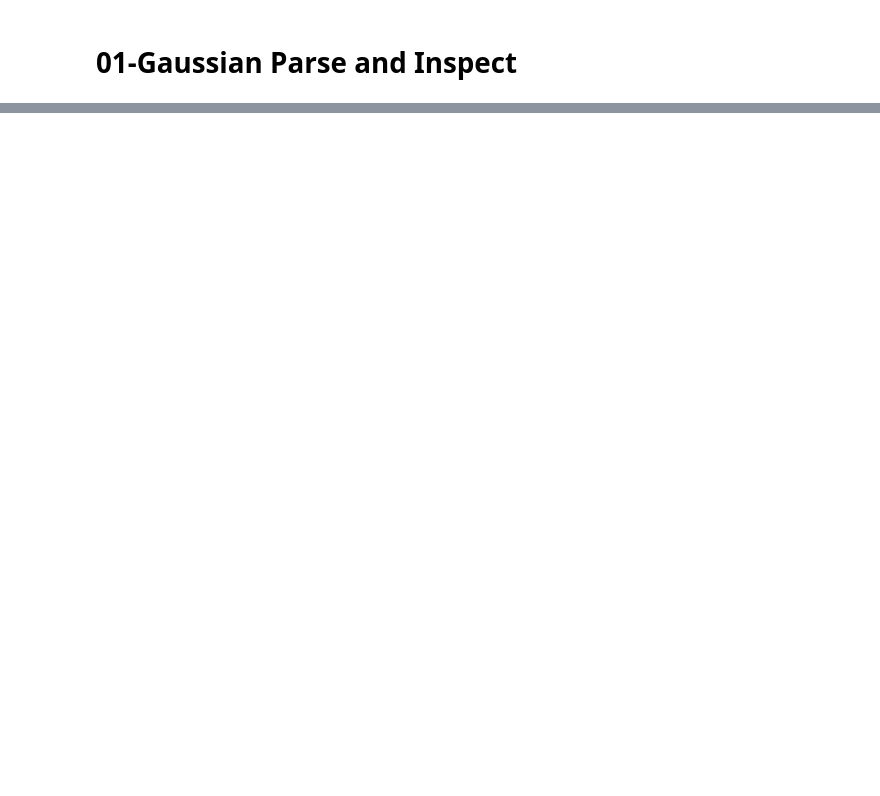
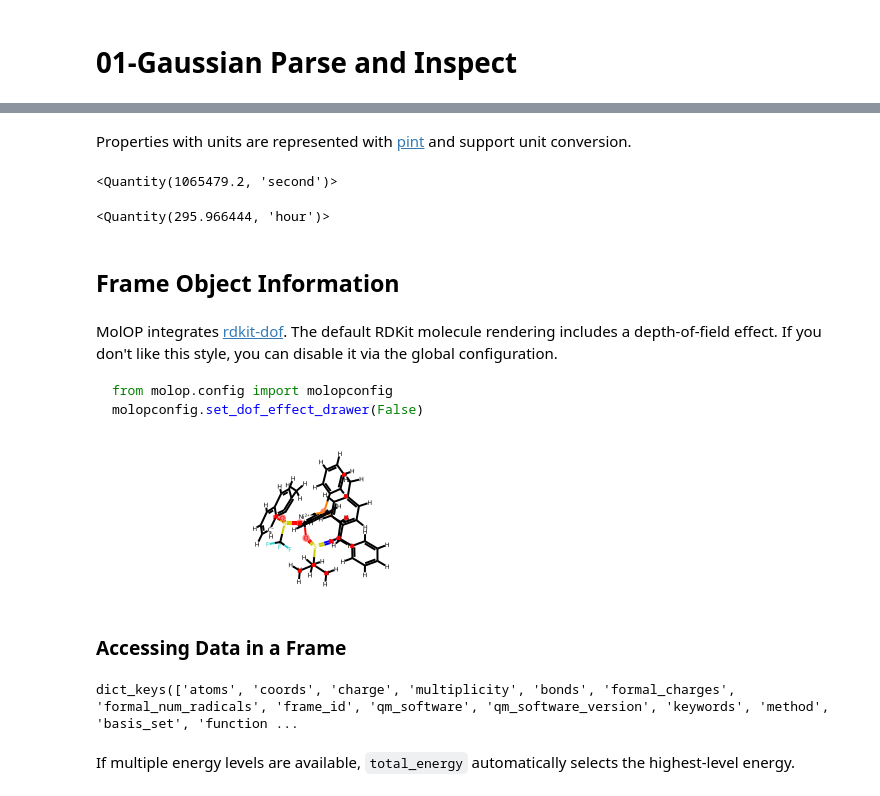
Before and after one commit to gentle1999/MolOP, a Jupyter notebook: docs/en/examples/01-gaussian-parse-and-inspect.ipynb, the cells around one changed output, grey strips where cells are left out. Drawn from its saved outputs; the diff is of its cells as text; code cells hidden in the pictures; blank space fills up the shorter version.

````diff
--- a/docs/en/examples/01-gaussian-parse-and-inspect.ipynb
+++ b/docs/en/examples/01-gaussian-parse-and-inspect.ipynb
@@ -5,8 +5,6 @@ Parse a real Gaussian log fixture with `AutoParser`, inspect frame status, and p
 # %%
 import os
 from pathlib import Path
-
-import pandas as pd
 
 os.environ.setdefault("TQDM_DISABLE", "1")
 
@@ -25,43 +23,10 @@ repo_root = find_repo_root()
 fixture_path = repo_root / "tests/test_files/g16log/2-TS1-Opt.log"
 relative_fixture_path = fixture_path.relative_to(repo_root)
 
-batch = AutoParser(str(fixture_path), n_jobs=1)
+batch = AutoParser(fixture_path.as_posix(), n_jobs=1)
 parsed_file = batch[0]
 last_frame = parsed_file[-1]
 
-print(f"Fixture: {relative_fixture_path.as_posix()}")
-print(f"Number of files parsed: {len(batch)}")
-print(f"Number of frames: {len(parsed_file)}")
-print(f"Last frame is TS: {last_frame.is_TS}")
-print(f"Last frame is normal: {last_frame.is_normal}")
-print(f"Last frame has error: {last_frame.is_error}")
-
-energy_quantity = getattr(getattr(last_frame, "energies", None), "total_energy", None)
-energy_hartree = None
-if energy_quantity is not None:
-    try:
-        energy_hartree = round(float(str(energy_quantity).split()[0]), 6)
-    except (TypeError, ValueError, IndexError):
-        try:
-            energy_hartree = round(float(energy_quantity), 6)
-        except (TypeError, ValueError):
-            energy_hartree = None
-
-summary_df = batch.to_summary_df()
-print(f"summary_df.shape: {summary_df.shape}")
-
-snippet_df = pd.DataFrame(
-    [
-        {
-            "fixture": relative_fixture_path.as_posix(),
-            "num_frames": len(parsed_file),
-            "is_ts": bool(last_frame.is_TS),
-            "is_normal": bool(last_frame.is_normal),
-            "is_error": bool(last_frame.is_error),
-            "total_energy_hartree": energy_hartree,
-        }
-    ]
-)
 print("summary_snippet:")
-print(snippet_df.head(1).to_string(index=False))
+parsed_file.to_summary_df()
 # %% [output]
@@ -77,0 +93,31 @@ tests/test_files/g16log/2-TS1-Opt.log         106  False       True     False
+# %% [markdown]
+Properties with units are represented with [pint](https://pint.readthedocs.io/en/stable/) and support unit conversion.
+# %%
+parsed_file.running_time
+# %% [output]
+<Quantity(1065479.2, 'second')>
+# %%
+parsed_file.running_time.to("h")
+# %% [output]
+<Quantity(295.966444, 'hour')>
+# %% [markdown]
+## Frame Object Information
+# %% [markdown]
+MolOP integrates [rdkit-dof](https://github.com/gentle1999/rdkit-dof). The default RDKit molecule rendering includes a depth-of-field effect. If you don't like this style, you can disable it via the global configuration.
+
+```python
+from molop.config import molopconfig
+molopconfig.set_dof_effect_drawer(False)
+```
+# %%
+last_frame.rdmol
+# %% [output]
+[figure, added]
+# %% [markdown]
+### Accessing Data in a Frame
+# %%
+last_frame.model_dump().keys()
+# %% [output]
+dict_keys(['atoms', 'coords', 'charge', 'multiplicity', 'bonds', 'formal_charges', 'formal_num_radicals', 'frame_id', 'qm_software', 'qm_software_version', 'keywords', 'method', 'basis_set', 'function ...
+# %% [markdown]
+If multiple energy levels are available, `total_energy` automatically selects the highest-level energy.
````
Also changed, not shown: parts of 30 cells of this notebook, 2 other files.
